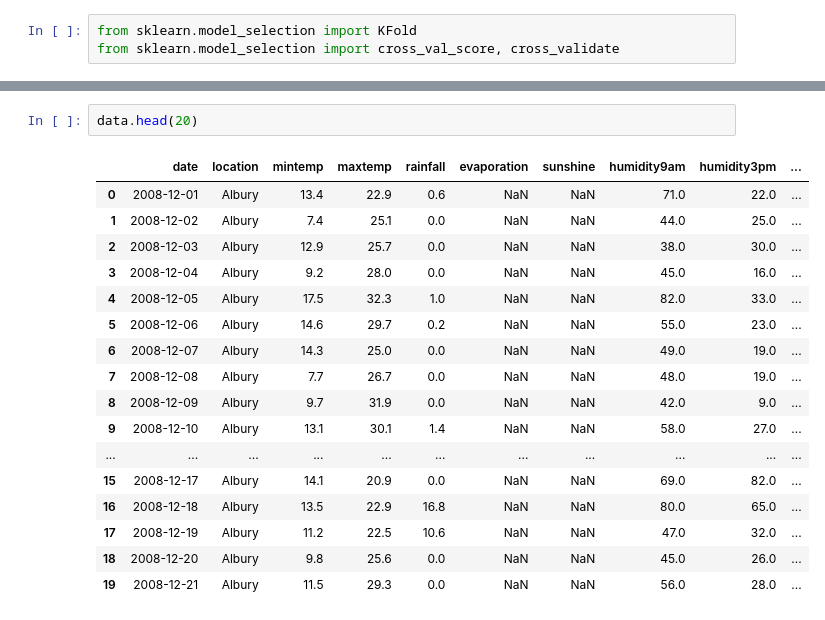
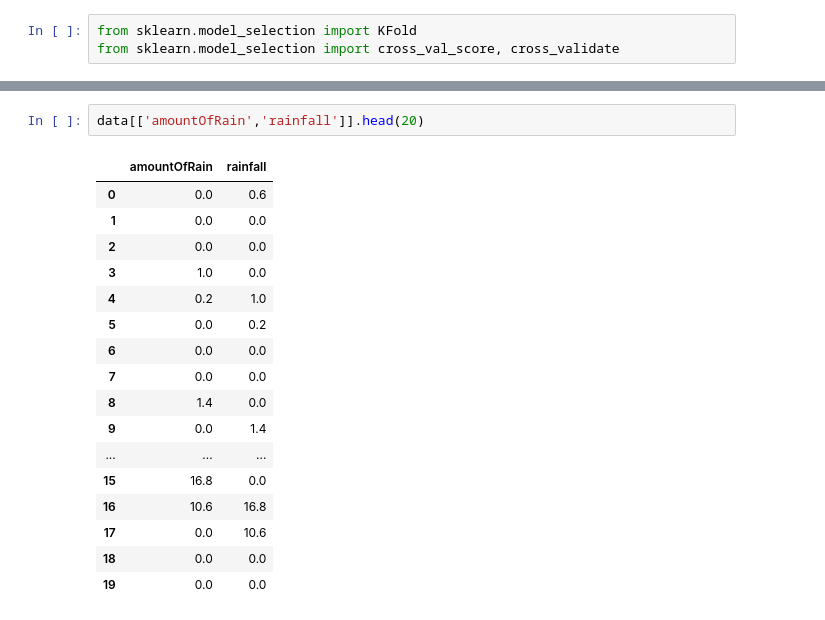
Before and after one commit to pedrodgn/ironhack, a Jupyter notebook: week8-MachineLearning/Project Rain in Australia.ipynb, the cells around one changed output, grey strips where cells are left out. Drawn from its saved outputs; the diff is of its cells as text.

```diff
--- a/week8-MachineLearning/Project Rain in Australia.ipynb
+++ b/week8-MachineLearning/Project Rain in Australia.ipynb
@@ -646,20 +646,20 @@ array([0.99995858, 0.99997017, 0.99994077, 0.99996391, 0.99991349,
 # %%
-data.head(20)
+data[['amountOfRain','rainfall']].head(20)
 # %% [output]
-|  | date | location | mintemp | maxtemp | rainfall | evaporation | sunshine | humidity9am | humidity3pm | ... |
-| 0 | 2008-12-01 | Albury | 13.4 | 22.9 | 0.6 | NaN | NaN | 71.0 | 22.0 | ... |
-| 1 | 2008-12-02 | Albury | 7.4 | 25.1 | 0.0 | NaN | NaN | 44.0 | 25.0 | ... |
-| 2 | 2008-12-03 | Albury | 12.9 | 25.7 | 0.0 | NaN | NaN | 38.0 | 30.0 | ... |
-| 3 | 2008-12-04 | Albury | 9.2 | 28.0 | 0.0 | NaN | NaN | 45.0 | 16.0 | ... |
-| 4 | 2008-12-05 | Albury | 17.5 | 32.3 | 1.0 | NaN | NaN | 82.0 | 33.0 | ... |
-| 5 | 2008-12-06 | Albury | 14.6 | 29.7 | 0.2 | NaN | NaN | 55.0 | 23.0 | ... |
-| 6 | 2008-12-07 | Albury | 14.3 | 25.0 | 0.0 | NaN | NaN | 49.0 | 19.0 | ... |
-| 7 | 2008-12-08 | Albury | 7.7 | 26.7 | 0.0 | NaN | NaN | 48.0 | 19.0 | ... |
-| 8 | 2008-12-09 | Albury | 9.7 | 31.9 | 0.0 | NaN | NaN | 42.0 | 9.0 | ... |
-| 9 | 2008-12-10 | Albury | 13.1 | 30.1 | 1.4 | NaN | NaN | 58.0 | 27.0 | ... |
-| ... | ... | ... | ... | ... | ... | ... | ... | ... | ... | ... |
-| 15 | 2008-12-17 | Albury | 14.1 | 20.9 | 0.0 | NaN | NaN | 69.0 | 82.0 | ... |
-| 16 | 2008-12-18 | Albury | 13.5 | 22.9 | 16.8 | NaN | NaN | 80.0 | 65.0 | ... |
-| 17 | 2008-12-19 | Albury | 11.2 | 22.5 | 10.6 | NaN | NaN | 47.0 | 32.0 | ... |
-| 18 | 2008-12-20 | Albury | 9.8 | 25.6 | 0.0 | NaN | NaN | 45.0 | 26.0 | ... |
-| 19 | 2008-12-21 | Albury | 11.5 | 29.3 | 0.0 | NaN | NaN | 56.0 | 28.0 | ... |
+|  | amountOfRain | rainfall |
+| 0 | 0.0 | 0.6 |
+| 1 | 0.0 | 0.0 |
+| 2 | 0.0 | 0.0 |
+| 3 | 1.0 | 0.0 |
+| 4 | 0.2 | 1.0 |
+| 5 | 0.0 | 0.2 |
+| 6 | 0.0 | 0.0 |
+| 7 | 0.0 | 0.0 |
+| 8 | 1.4 | 0.0 |
+| 9 | 0.0 | 1.4 |
+| ... | ... | ... |
+| 15 | 16.8 | 0.0 |
+| 16 | 10.6 | 16.8 |
+| 17 | 0.0 | 10.6 |
+| 18 | 0.0 | 0.0 |
+| 19 | 0.0 | 0.0 |
```
Also changed, not shown: parts of 20 cells of this notebook.
